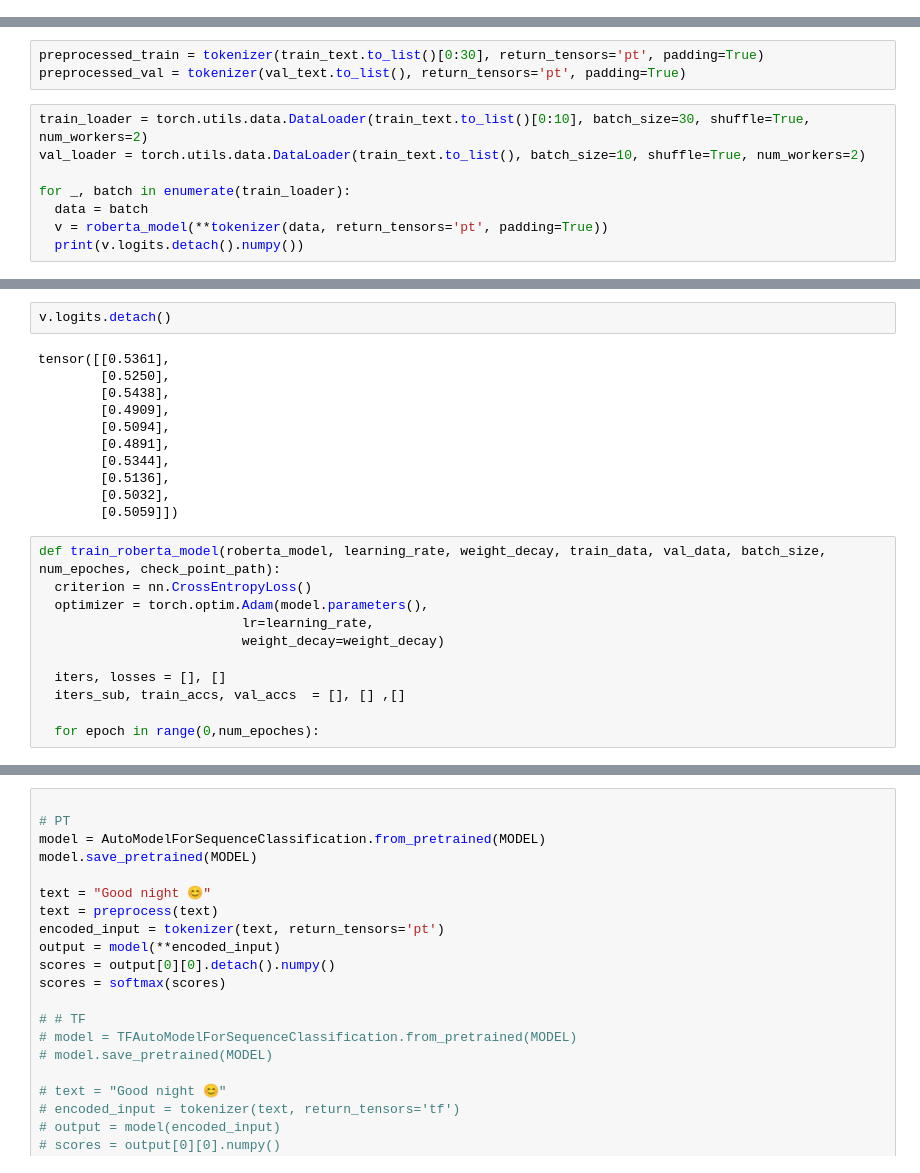
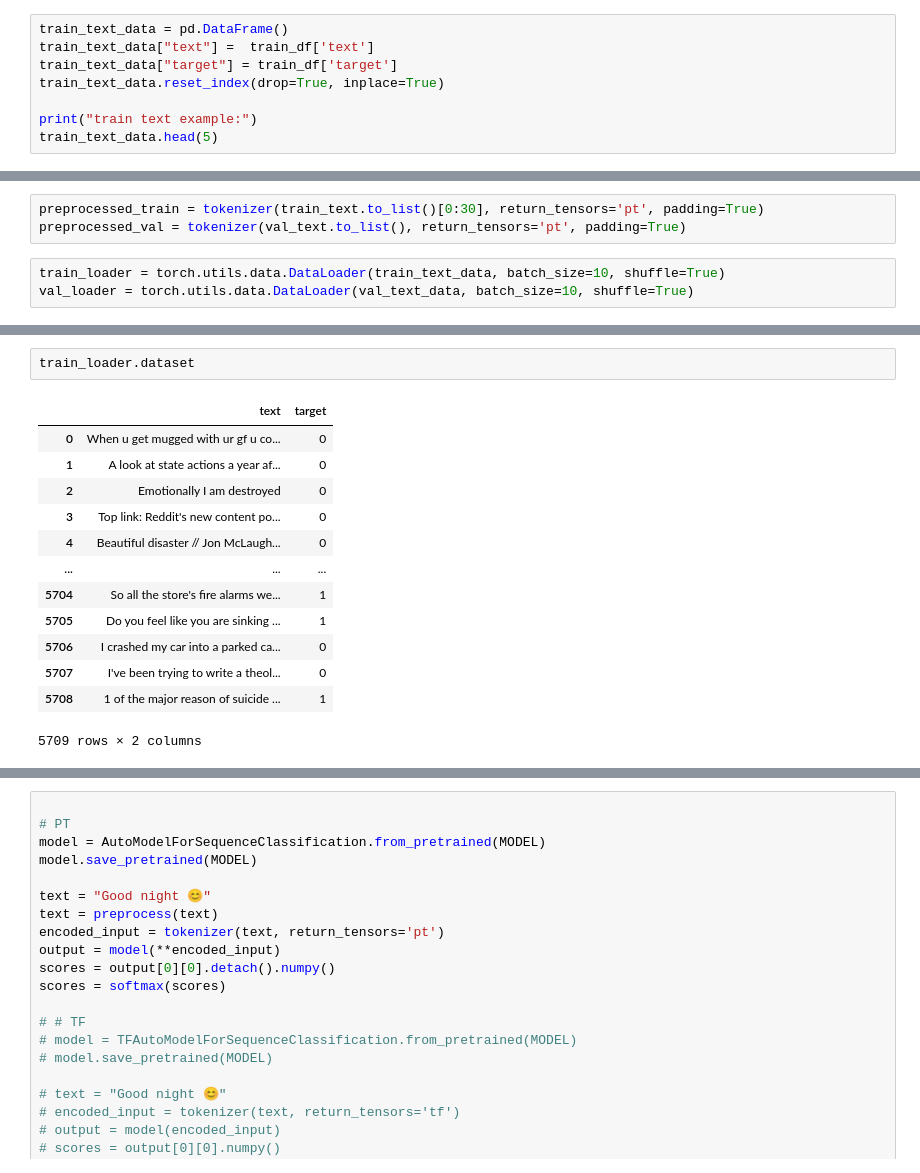
Before and after one commit to ArielFix/DLINtroProject, a Jupyter notebook: NLP_Project.ipynb, the cells around one changed output, grey strips where cells are left out. Saved outputs shown, nothing was run; the diff lists cells and outputs as text.

```diff
--- a/NLP_Project.ipynb
+++ b/NLP_Project.ipynb
@@ -250,0 +254,8 @@ My brother is crying cause the thunder lmao
+# %%
+train_text_data = pd.DataFrame()
+train_text_data["text"] =  train_df['text']
+train_text_data["target"] = train_df['target']
+train_text_data.reset_index(drop=True, inplace=True)
+
+print("train text example:")
+train_text_data.head(5)
@@ -252,10 +286,5 @@ My brother is crying cause the thunder lmao
 preprocessed_train = tokenizer(train_text.to_list()[0:30], return_tensors='pt', padding=True)
 preprocessed_val = tokenizer(val_text.to_list(), return_tensors='pt', padding=True)
 # %%
-train_loader = torch.utils.data.DataLoader(train_text.to_list()[0:10], batch_size=30, shuffle=True, num_workers=2)
-val_loader = torch.utils.data.DataLoader(train_text.to_list(), batch_size=10, shuffle=True, num_workers=2)
-
-for _, batch in enumerate(train_loader):
-  data = batch
-  v = roberta_model(**tokenizer(data, return_tensors='pt', padding=True))
-  print(v.logits.detach().numpy())
+train_loader = torch.utils.data.DataLoader(train_text_data, batch_size=10, shuffle=True)
+val_loader = torch.utils.data.DataLoader(val_text_data, batch_size=10, shuffle=True)
@@ -273,24 +291,16 @@ for _, batch in enumerate(train_loader):
-# %%
-v.logits.detach()
-# %% [output]
-tensor([[0.5361],
-        [0.5250],
-        [0.5438],
-        [0.4909],
-        [0.5094],
-        [0.4891],
-        [0.5344],
-        [0.5136],
-        [0.5032],
-        [0.5059]])
-# %%
-def train_roberta_model(roberta_model, learning_rate, weight_decay, train_data, val_data, batch_size, num_epoches, check_point_path):
-  criterion = nn.CrossEntropyLoss()
-  optimizer = torch.optim.Adam(model.parameters(),
-                          lr=learning_rate,
-                          weight_decay=weight_decay)
-
-  iters, losses = [], []
-  iters_sub, train_accs, val_accs  = [], [] ,[]
-
-  for epoch in range(0,num_epoches):
+# %%
+train_loader.dataset
+# %% [output]
+|  | text | target |
+| 0 | When u get mugged with ur gf u co... | 0 |
+| 1 | A look at state actions a year af... | 0 |
+| 2 | Emotionally I am destroyed | 0 |
+| 3 | Top link: Reddit's new content po... | 0 |
+| 4 | Beautiful disaster // Jon McLaugh... | 0 |
+| ... | ... | ... |
+| 5704 | So all the store's fire alarms we... | 1 |
+| 5705 | Do you feel like you are sinking ... | 1 |
+| 5706 | I crashed my car into a parked ca... | 0 |
+| 5707 | I've been trying to write a theol... | 0 |
+| 5708 | 1 of the major reason of suicide ... | 1 |
+5709 rows × 2 columns
```
Also changed, not shown: parts of 15 cells of this notebook.
